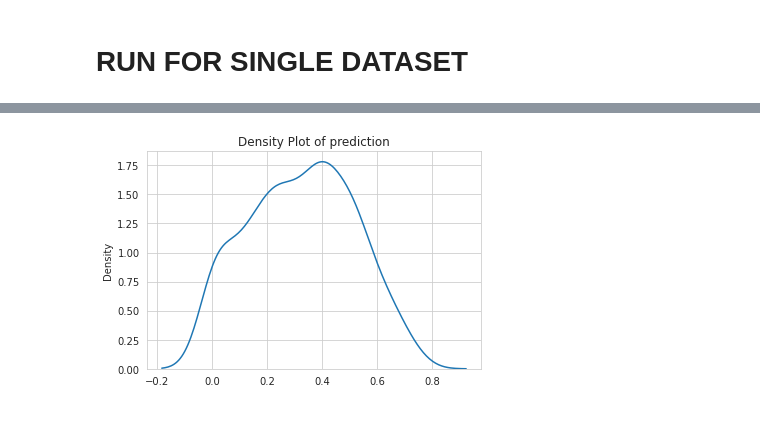
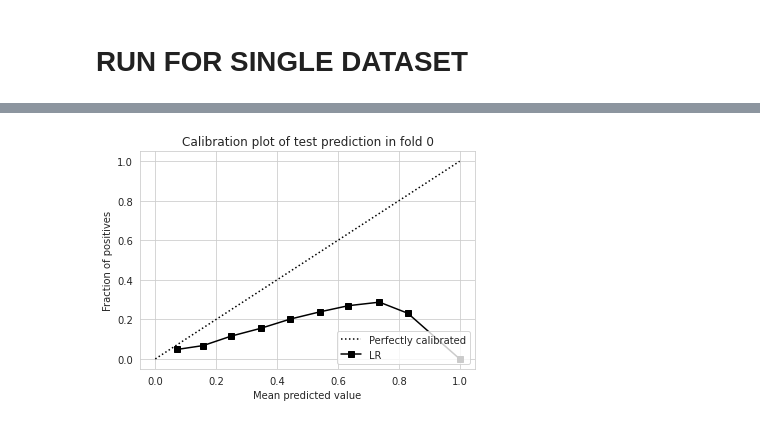
Before and after one commit to lukekolbe/Active-Learning-in-CreditScoring, a Jupyter notebook: threshold_tuner.ipynb, the cells around one changed output, grey strips where cells are left out. Saved outputs shown, nothing was run; the diff lists cells and outputs as text; code cells hidden in the pictures.

```diff
--- a/threshold_tuner.ipynb
+++ b/threshold_tuner.ipynb
@@ -54,6 +138,6 @@ os.chdir('/gdrive/My Drive/ACTIVE LEARNING THESIS/')
 # %%
 '''if len(y) > 25000:
-    validation_size = 5000
+    validation_size = 7500
     folds = 3
     sss = StratifiedShuffleSplit(n_splits=1, test_size=validation_size, random_state=seed) #
     for model, validation in sss.split(X=X, y=y):
@@ -75,3 +160,0 @@ print(np.shape(X), np.shape(X_val), 'folds: ', folds)'''
-# %%
-folds = 10
-#X_val, y_val = X, y
@@ -286,0 +467,10 @@ X type:  <class 'numpy.ndarray'> X shape:  (3123, 18) y shape:  (3123,) y mean:
+# %%
+data_name = "australian" #lendingclub, german, australian
+
+X,y = data_loader(data_name)
+
+#scaler = RobustScaler(with_centering=True, with_scaling=True)
+#scaler.fit(X)
+#X = scaler.transform(np.array(X)) #scaled version of full dataset
+
+#filename = f'{data_name}_threshold'
@@ -293,4 +528,12 @@ LogisticRegression(C=0.1, max_iter=50, penalty='l1', solver='liblinear')
 # %%
+#manual run
+
+folds = 5
+
+#cost_matrix = [[-4,1],[16,-2]] #tn, fp, fn, tp
+cost_matrix=None
+
+# SPLIT DATA
 skf = StratifiedKFold(n_splits=folds, shuffle = True, random_state=seed)
 idx = []
 for train_index, test_index in skf.split(X, y):
@@ -298,50 +541,81 @@ for train_index, test_index in skf.split(X, y):
 
 print(np.shape(idx))
 cost_list = []
-thres_arr =  [i for i in iter(np.linspace(0, 1, 101))]
+thres_arr =  [np.round(i,3) for i in iter(np.linspace(0, 1, 101))]
 #print(thres_arr)
 
 
+y_mean = np.mean(y)
+print(f'y mean of whole data: ', y_mean)
+print('DEFAULT FN cost: ',(1-y_mean)/y_mean)
+
+print('no. of training samples: ',len(idx[0][1]))
+
 for f in range(folds-1):
-  train_idx = idx[f][0]
-  test_idx = idx[f][1]
+  train_idx = idx[f][1] #swap order: use many small training sets and large test sets >> closer to conditions in experiment, where small samples are used...
+  test_idx = idx[f][0]
+  #print(len(train_idx))
+  print('lenghts of train & test: ',len(train_idx), len(test_idx))
 
-  clf.fit(X[train_idx,:], y[train_idx])
-  probabilities = clf.predict_proba(X[test_idx,:])
+  scaler = RobustScaler(with_centering=True, with_scaling=True)
+  scaler.fit(X[train_idx,:])
+  X_t = scaler.transform(np.array(X)) #scaled version of full dataset
 
-  y_mean = np.mean(y[train_idx])
+  clf.fit(X_t[train_idx,:], y[train_idx])
+  probabilities = clf.predict_proba(X_t[test_idx,:])
+
+  print('mean of prediction: ', np.mean(probabilities[:,1]))
+  print('median of prediction: ', np.median(probabilities[:,1]))
+
+  '''y_mean = np.mean(y[train_idx])
   print(f'y mean of fold {f}: ', y_mean)
-  print('FN cost (if computed): ',(1-y_mean)/y_mean)
+  print('FN cost (if computed): ',(1-y_mean)/y_mean)'''
 
-  cost_list.append(cost_tuner(y[test_idx], probabilities, y_mean, thres_arr, fn_cost = None))
+  skplt.metrics.plot_calibration_curve(y[test_idx],[probabilities], ['LR'], title = f'Calibration plot of test prediction in fold {f}')
+  plt.show()
 
-#print(cost_list)
+  sns.set_style('whitegrid')
+  sns.kdeplot(probabilities[:,1]).set_title('Density Plot of outside test prediction')
+  plt.show()
+
+  cost_list.append(cost_tuner(y[test_idx], probabilities, y_mean, thres_arr, cost_matrix=cost_matrix))
+
+  print("############## END OF LOOP ################")
+
+print(cost_list)
 #print('len cost list ', len(cost_list))
 
 mean_cost = np.mean(cost_list, axis = 0)
-print(mean_cost)
+print('mean cost: ', mean_cost)
 
 cost_min = min(mean_cost)
-print(cost_min)
+print('minimum cost: ', cost_min)
 cost_min_index = np.where(mean_cost == mean_cost.min())[0][0]
-print(cost_min_index)
 
 best_thres = thres_arr[cost_min_index]
-print(best_thres)
+print("best threshold: ",best_thres)
 
 
-train_idx = idx[folds-1][0]
-test_idx = idx[folds-1][1]
+train_idx = idx[folds-1][1] #swap order: use many small training sets and large test sets >> closer to conditions in experiment, where small samples are used...
+test_idx = idx[folds-1][0]
 clf.fit(X[train_idx,:], y[train_idx])
 probabilities = clf.predict_proba(X[test_idx,:])
-print('mean of prediction: ', np.mean(probabilities))
+print('mean of prediction: ', np.mean(probabilities[:,1]))
+print('median of prediction: ', np.median(probabilities[:,1]))
+
+skplt.metrics.plot_calibration_curve(y[test_idx],[probabilities], ['LR'], title = 'Calibration plot of outside test prediction')
+plt.show()
 
 sns.set_style('whitegrid')
-sns.kdeplot(probabilities[:,1]).set_title('Density Plot of prediction')
+sns.kdeplot(probabilities[:,1]).set_title('Density Plot of outside test prediction')
 plt.show()
 
 
 pred_thres = (probabilities[:,1] >= best_thres).astype(int)
+#pred_thres = (probabilities[:,1] >= 0.5).astype(int)
+print('mean of thresholded prediction: ', np.mean(pred_thres))
+print(probabilities[:20,1])
+print(pred_thres[:15])
 print('percentage kept: ',1-np.mean(pred_thres))
 
 disp = ConfusionMatrixDisplay.from_predictions(
@@ -372 +636 @@ mean of prediction:  0.5
-[figure, old version]
+[figure, new version]
```
Also changed, not shown: parts of 30 cells of this notebook.
